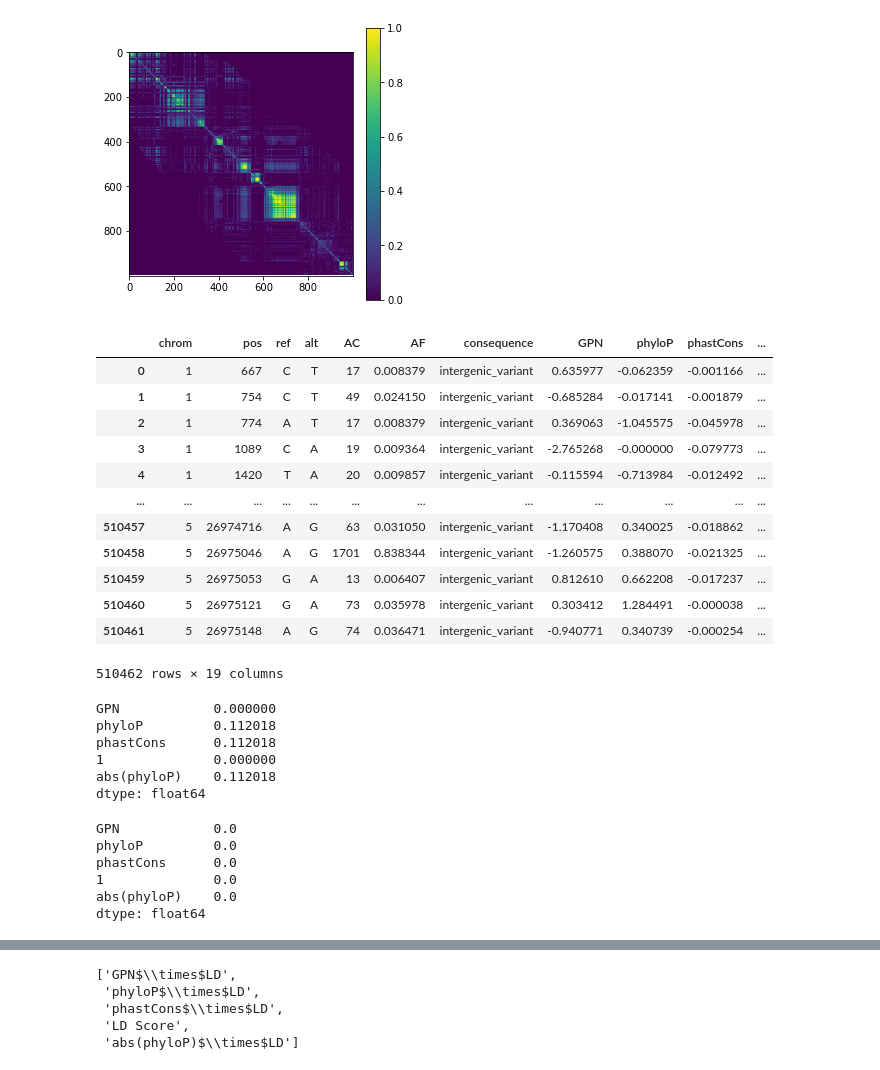
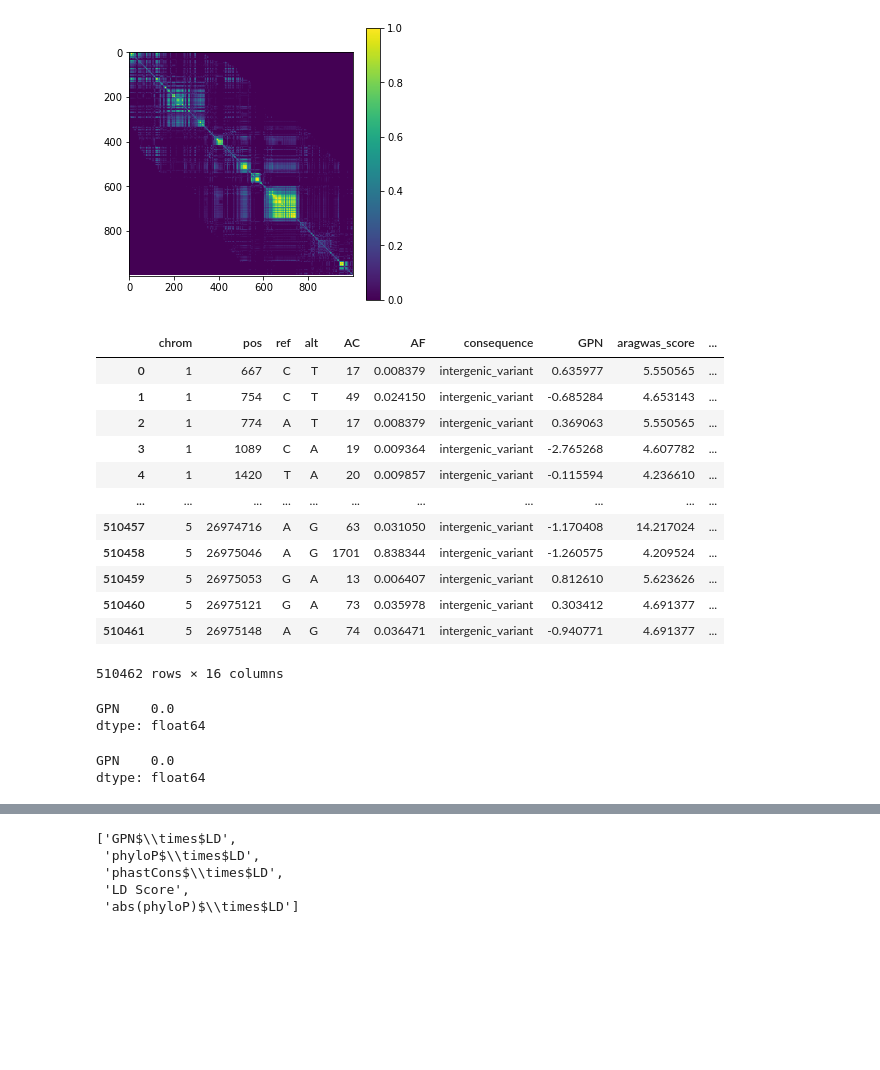
Before and after one commit to songlab-cal/gpn, a Jupyter notebook: analysis/arabidopsis/vep_aragwas.ipynb, the cells around one changed output, grey strips where cells are left out. Saved outputs shown, nothing was run; the diff lists cells and outputs as text; code cells hidden in the pictures; blank space fills up the shorter version.

```diff
--- a/analysis/arabidopsis/vep_aragwas.ipynb
+++ b/analysis/arabidopsis/vep_aragwas.ipynb
@@ -124,56 +124,56 @@ models = [
     #"ConvNet_batch2048_weight0_secondpart_30k",
     #"vep/scratch/users/gbenegas/checkpoints/GPN_Arabidopsis_multispecies/ConvNet_ss_12k/checkpoint-12000",
 
-    "phyloP",
-    "phastCons",
+    #"phyloP",
+    #"phastCons",
 ]
-add_ld_score = True
+add_ld_score = False
 
 model_renaming = {
     "ConvNet_batch2048_secondpart_30k": "GPN",
     #"ConvNet_batch2048_secondpart_30k": "repeat-weight-0.1",
     #"ConvNet_batch2048_secondpart_30k": "8 species",
 
     "ConvNet_batch2048_weight1.0_secondpart_30k": "repeat-weight-1",
     "ConvNet_batch2048_weight0_secondpart_30k": "repeat-weight-0",
     "vep/scratch/users/gbenegas/checkpoints/GPN_Arabidopsis_multispecies/ConvNet_ss_12k/checkpoint-12000": "1 species",
 }
 
 V = pd.read_parquet(d / "variants.parquet")
 
 for m in models:
     model_path = d / f"{m}.parquet"
     model_name = model_renaming.get(m, m)
     V[model_name] = pd.read_parquet(model_path)["score"].values
 if add_ld_score:
     V["1"] = -np.ones(len(V))
     models.append("1")
 models = [model_renaming.get(m, m) for m in models]
 V = V.merge(aragwas, how="inner", on=["chrom", "pos", "ref", "alt"], sort=True)
-#SIGNIFICANCE_COL = "overPermutation"
-SIGNIFICANCE_COL = "overBonferroni"
+SIGNIFICANCE_COL = "overPermutation"
+#SIGNIFICANCE_COL = "overBonferroni"
 V["% SNPs are GWAS hits"] = 100 * V[SIGNIFICANCE_COL]
 repeats = pd.read_csv("input/repeats.bed.gz", sep="\t").rename(columns=dict(genoName="chrom", genoStart="start", genoEnd="end"))
 repeats.chrom = repeats.chrom.str.replace("Chr", "")
 V["start"] = V.pos
 V["end"] = V.start + 1
 V = bf.coverage(V, repeats).rename(columns={"coverage": "repeat"})
 V.repeat = V.repeat.astype(bool)
 V
 # %% [output]
-|  | chrom | pos | ref | alt | AC | AF | consequence | GPN | phyloP | phastCons | ... |
-| 0 | 1 | 667 | C | T | 17 | 0.008379 | intergenic_variant | 0.635977 | -0.062359 | -0.001166 | ... |
-| 1 | 1 | 754 | C | T | 49 | 0.024150 | intergenic_variant | -0.685284 | -0.017141 | -0.001879 | ... |
-| 2 | 1 | 774 | A | T | 17 | 0.008379 | intergenic_variant | 0.369063 | -1.045575 | -0.045978 | ... |
-| 3 | 1 | 1089 | C | A | 19 | 0.009364 | intergenic_variant | -2.765268 | -0.000000 | -0.079773 | ... |
-| 4 | 1 | 1420 | T | A | 20 | 0.009857 | intergenic_variant | -0.115594 | -0.713984 | -0.012492 | ... |
-| ... | ... | ... | ... | ... | ... | ... | ... | ... | ... | ... | ... |
-| 510457 | 5 | 26974716 | A | G | 63 | 0.031050 | intergenic_variant | -1.170408 | 0.340025 | -0.018862 | ... |
-| 510458 | 5 | 26975046 | A | G | 1701 | 0.838344 | intergenic_variant | -1.260575 | 0.388070 | -0.021325 | ... |
-| 510459 | 5 | 26975053 | G | A | 13 | 0.006407 | intergenic_variant | 0.812610 | 0.662208 | -0.017237 | ... |
-| 510460 | 5 | 26975121 | G | A | 73 | 0.035978 | intergenic_variant | 0.303412 | 1.284491 | -0.000038 | ... |
-| 510461 | 5 | 26975148 | A | G | 74 | 0.036471 | intergenic_variant | -0.940771 | 0.340739 | -0.000254 | ... |
+|  | chrom | pos | ref | alt | AC | AF | consequence | GPN | aragwas_score | ... |
+| 0 | 1 | 667 | C | T | 17 | 0.008379 | intergenic_variant | 0.635977 | 5.550565 | ... |
+| 1 | 1 | 754 | C | T | 49 | 0.024150 | intergenic_variant | -0.685284 | 4.653143 | ... |
+| 2 | 1 | 774 | A | T | 17 | 0.008379 | intergenic_variant | 0.369063 | 5.550565 | ... |
+| 3 | 1 | 1089 | C | A | 19 | 0.009364 | intergenic_variant | -2.765268 | 4.607782 | ... |
+| 4 | 1 | 1420 | T | A | 20 | 0.009857 | intergenic_variant | -0.115594 | 4.236610 | ... |
+| ... | ... | ... | ... | ... | ... | ... | ... | ... | ... | ... |
+| 510457 | 5 | 26974716 | A | G | 63 | 0.031050 | intergenic_variant | -1.170408 | 14.217024 | ... |
+| 510458 | 5 | 26975046 | A | G | 1701 | 0.838344 | intergenic_variant | -1.260575 | 4.209524 | ... |
+| 510459 | 5 | 26975053 | G | A | 13 | 0.006407 | intergenic_variant | 0.812610 | 5.623626 | ... |
+| 510460 | 5 | 26975121 | G | A | 73 | 0.035978 | intergenic_variant | 0.303412 | 4.691377 | ... |
+| 510461 | 5 | 26975148 | A | G | 74 | 0.036471 | intergenic_variant | -0.940771 | 4.691377 | ... |
-510462 rows × 19 columns
+510462 rows × 16 columns
 # %%
 if "phyloP" in models:
     V["abs(phyloP)"] = -V["phyloP"].abs()
@@ -185,11 +185,7 @@ for m in models:
 # %%
 V[models].isna().mean()
 # %% [output]
-GPN            0.000000
-phyloP         0.112018
-phastCons      0.112018
-1              0.000000
-abs(phyloP)    0.112018
+GPN    0.0
 dtype: float64
 # %%
 not_na = ~V[models].isna().any(axis=1)
@@ -198,11 +194,7 @@ idx_not_na = np.where(not_na)[0]
 LD2 = LD[idx_not_na][:, idx_not_na]
 V[models].isna().mean()
 # %% [output]
-GPN            0.0
-phyloP         0.0
-phastCons      0.0
-1              0.0
-abs(phyloP)    0.0
+GPN    0.0
 dtype: float64
 # %%
 def transform(score, name):
```
Also changed, not shown: parts of 2 cells of this notebook, 1 other file.
